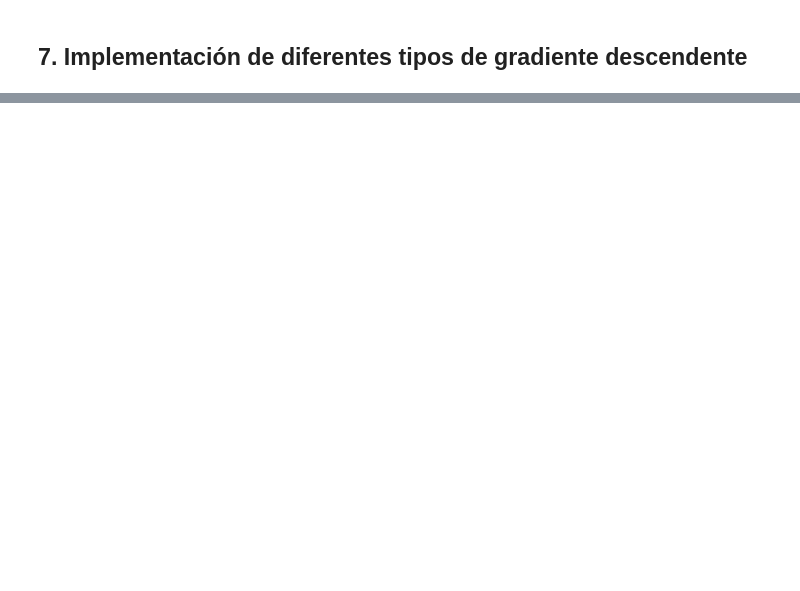
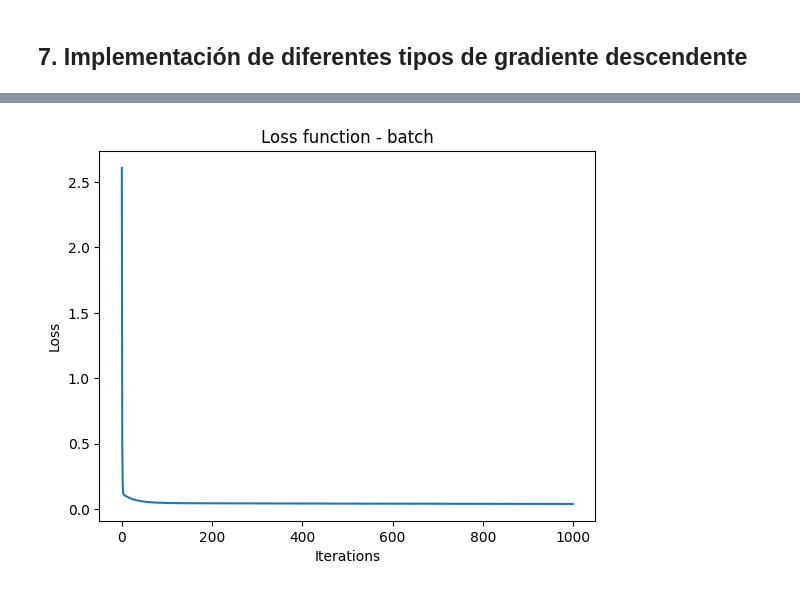
Before and after one commit to Borreguin/WorkShopUSFQ, a Jupyter notebook: Taller4/P2_LG/P2_LG.ipynb, the cells around one changed output, grey strips where cells are left out. Saved outputs shown, nothing was run; the diff lists cells and outputs as text; code cells hidden in the pictures; blank space fills up the shorter version.

```diff
--- a/Taller4/P2_LG/P2_LG.ipynb
+++ b/Taller4/P2_LG/P2_LG.ipynb
@@ -518,0 +490,86 @@ Mean Absolute Percentage Error MAPE:    10.906%
+# %%
+import numpy as np
+import matplotlib.pyplot as plt
+from sklearn.datasets import load_iris
+from sklearn.model_selection import train_test_split
+
+# Función para cargar los datos de Iris
+def load_iris_data_petalwidth_prediction():
+    iris = load_iris()
+    # Usar tres características para predecir la longitud del pétalo
+    x = iris.data[:, [0, 1, 2]]  # Longitud y ancho del sépalo, longitud del pétalo
+    y = iris.data[:, 3]  # Ancho del pétalo
+    return x, y
+
+# Implementación de las variantes de Gradiente Descendente
+def gradient_descent(x, y, learning_rate=0.01, iterations=1000, method='batch', batch_size=32):
+    np.random.seed(123)
+    weights = np.random.rand(x.shape[1])  # Pesos inicializados aleatoriamente
+    m = len(y)
+    history = dict(cost=[], weights=[])
+
+    for i in range(iterations):
+        if method == 'batch':
+            gradients = np.dot(x.T, (np.dot(x, weights) - y)) / m
+        elif method == 'stochastic':
+            # Seleccionar un ejemplo aleatorio en cada iteración
+            idx = np.random.randint(0, m)
+            x_i = x[idx, :].reshape(1, -1)
+            y_i = y[idx]
+            gradients = np.dot(x_i.T, (np.dot(x_i, weights) - y_i))  # Actualización de un solo ejemplo
+        elif method == 'mini-batch':
+            # Seleccionar un mini-lote aleatorio
+            idx = np.random.choice(m, batch_size, replace=False)
+            x_batch = x[idx, :]
+            y_batch = y[idx]
+            gradients = np.dot(x_batch.T, (np.dot(x_batch, weights) - y_batch)) / batch_size
+
+        weights -= learning_rate * gradients
+        cost = np.mean((np.dot(x, weights) - y) ** 2)
+        history['cost'].append(cost)
+        history['weights'].append(weights)
+
+    return weights, history
+
+# Función para entrenar el modelo y evaluar el error
+def train_and_evaluate(method, learning_rate=0.01, iterations=1000, batch_size=32):
+    x, y = load_iris_data_petalwidth_prediction()
+    x_train, x_test, y_train, y_test = train_test_split(x, y, test_size=0.2, random_state=42)
+
+    # Añadir columna para el sesgo
+    x_train = np.c_[np.ones(x_train.shape[0]), x_train]
+    x_test = np.c_[np.ones(x_test.shape[0]), x_test]
+
+    # Entrenar el modelo
+    weights, history = gradient_descent(x_train, y_train, learning_rate=learning_rate, iterations=iterations, method=method, batch_size=batch_size)
+
+    # Predicción de valores
+    y_pred = np.dot(x_test, weights)
+
+    # Calcular el error de predicción (MSE)
+    mse = np.mean((y_pred - y_test) ** 2)
+
+    # Mostrar resultados
+    print(f"Gradiente Descendente ({method}):")
+    print(f"Pesos finales: {weights}")
+    print(f"MSE: {mse}")
+
+    # Graficar función de pérdida
+    plt.plot(history['cost'])
+    plt.xlabel('Iterations')
+    plt.ylabel('Loss')
+    plt.title(f'Loss function - {method}')
+    plt.show()
+
+    return mse
+
+# Entrenar y evaluar los tres métodos
+mse_batch = train_and_evaluate(method='batch')
+mse_sgd = train_and_evaluate(method='stochastic')
+mse_mini_batch = train_and_evaluate(method='mini-batch', batch_size=16)
+
+# Comparación de resultados
+print(f"Batch Gradient Descent MSE: {mse_batch}")
+print(f"Stochastic Gradient Descent MSE: {mse_sgd}")
+print(f"Mini-Batch Gradient Descent MSE: {mse_mini_batch}")
+# %% [output]
@@ -518,0 +579 @@ Mean Absolute Percentage Error MAPE:    10.906%
+[figure, added]
```
Also changed, not shown: parts of 38 cells of this notebook.
